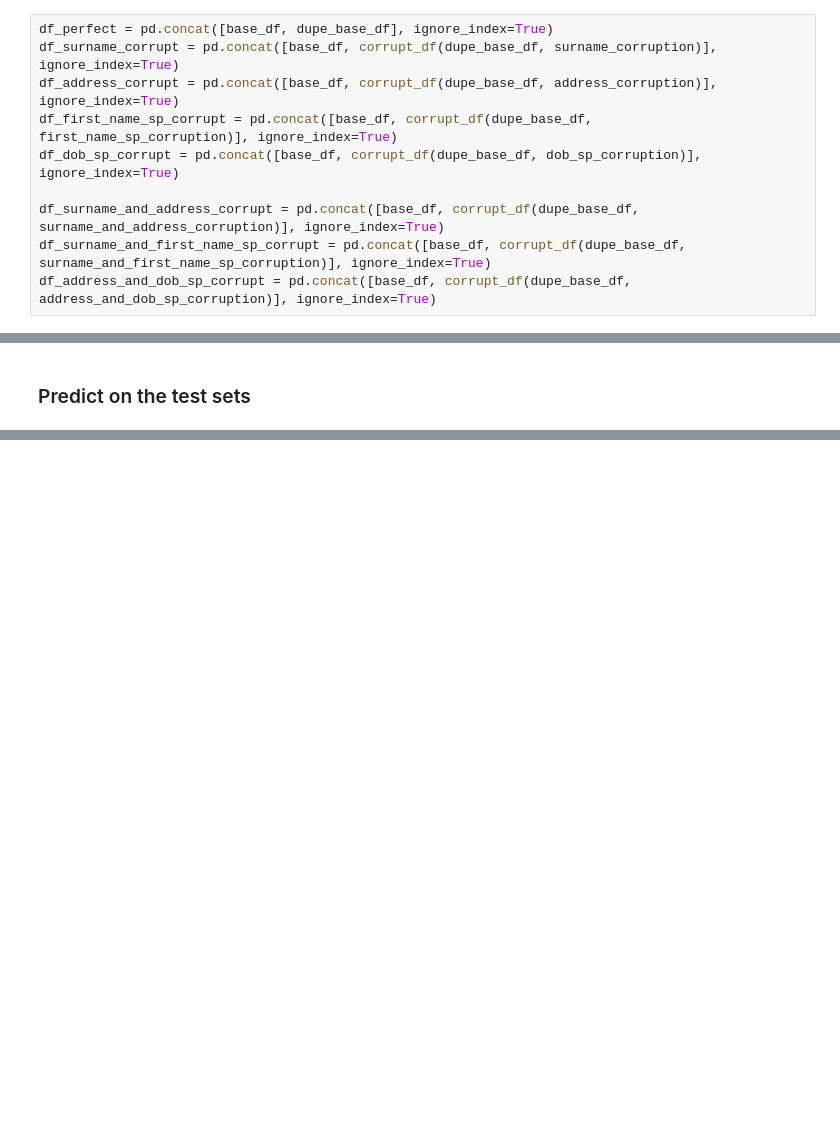
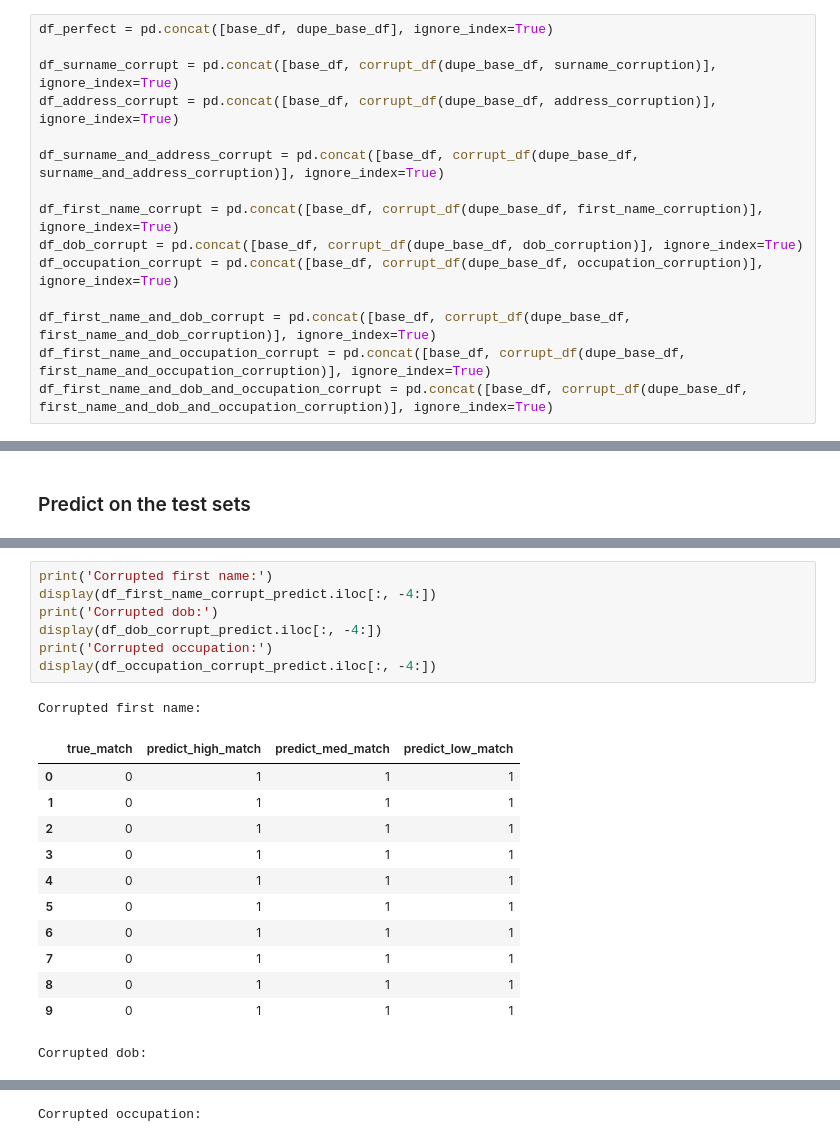
Before and after one commit to ericakane-moj/eval, a Jupyter notebook: demo.ipynb, the cells around one changed output, grey strips where cells are left out. Cells and saved outputs as stored; diff of their text form; blank space fills up the shorter version.

```diff
--- a/demo.ipynb
+++ b/demo.ipynb
@@ -152,11 +208,16 @@ address_and_dob_sp_corruption = {**address_corruption, **dob_sp_corruption}
 #     corrupted_dfs.append(corrupt_df(dupe_base_df, corruption))
 # %%
 df_perfect = pd.concat([base_df, dupe_base_df], ignore_index=True)
+
 df_surname_corrupt = pd.concat([base_df, corrupt_df(dupe_base_df, surname_corruption)], ignore_index=True)
 df_address_corrupt = pd.concat([base_df, corrupt_df(dupe_base_df, address_corruption)], ignore_index=True)
-df_first_name_sp_corrupt = pd.concat([base_df, corrupt_df(dupe_base_df, first_name_sp_corruption)], ignore_index=True)
-df_dob_sp_corrupt = pd.concat([base_df, corrupt_df(dupe_base_df, dob_sp_corruption)], ignore_index=True)
 
 df_surname_and_address_corrupt = pd.concat([base_df, corrupt_df(dupe_base_df, surname_and_address_corruption)], ignore_index=True)
-df_surname_and_first_name_sp_corrupt = pd.concat([base_df, corrupt_df(dupe_base_df, surname_and_first_name_sp_corruption)], ignore_index=True)
-df_address_and_dob_sp_corrupt = pd.concat([base_df, corrupt_df(dupe_base_df, address_and_dob_sp_corruption)], ignore_index=True)
+
+df_first_name_corrupt = pd.concat([base_df, corrupt_df(dupe_base_df, first_name_corruption)], ignore_index=True)
+df_dob_corrupt = pd.concat([base_df, corrupt_df(dupe_base_df, dob_corruption)], ignore_index=True)
+df_occupation_corrupt = pd.concat([base_df, corrupt_df(dupe_base_df, occupation_corruption)], ignore_index=True)
+
+df_first_name_and_dob_corrupt = pd.concat([base_df, corrupt_df(dupe_base_df, first_name_and_dob_corruption)], ignore_index=True)
+df_first_name_and_occupation_corrupt = pd.concat([base_df, corrupt_df(dupe_base_df, first_name_and_occupation_corruption)], ignore_index=True)
+df_first_name_and_dob_and_occupation_corrupt = pd.concat([base_df, corrupt_df(dupe_base_df, first_name_and_dob_and_occupation_corruption)], ignore_index=True)
@@ -286,0 +299,21 @@ Corrupted spelling (DOB):
+# %%
+print('Corrupted first name:')
+display(df_first_name_corrupt_predict.iloc[:, -4:])
+print('Corrupted dob:')
+display(df_dob_corrupt_predict.iloc[:, -4:])
+print('Corrupted occupation:')
+display(df_occupation_corrupt_predict.iloc[:, -4:])
+# %% [output]
+Corrupted first name:
+|  | true_match | predict_high_match | predict_med_match | predict_low_match |
+| 0 | 0 | 1 | 1 | 1 |
+| 1 | 0 | 1 | 1 | 1 |
+| 2 | 0 | 1 | 1 | 1 |
+| 3 | 0 | 1 | 1 | 1 |
+| 4 | 0 | 1 | 1 | 1 |
+| 5 | 0 | 1 | 1 | 1 |
+| 6 | 0 | 1 | 1 | 1 |
+| 7 | 0 | 1 | 1 | 1 |
+| 8 | 0 | 1 | 1 | 1 |
+| 9 | 0 | 1 | 1 | 1 |
+Corrupted dob:
@@ -286,0 +331 @@ Corrupted spelling (DOB):
+Corrupted occupation:
```
Also changed, not shown: parts of 18 cells of this notebook.
